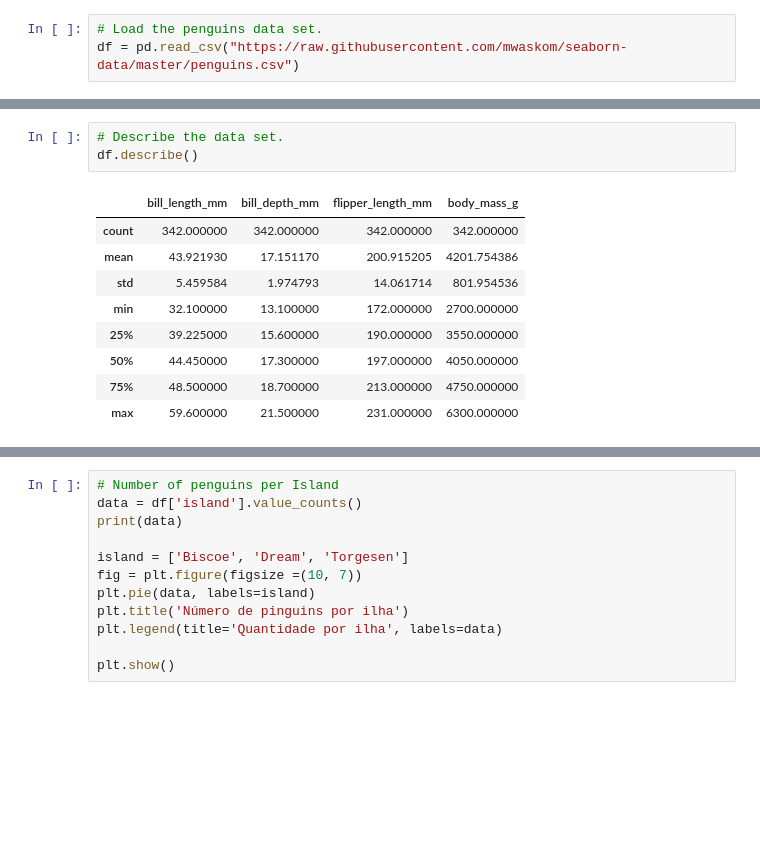
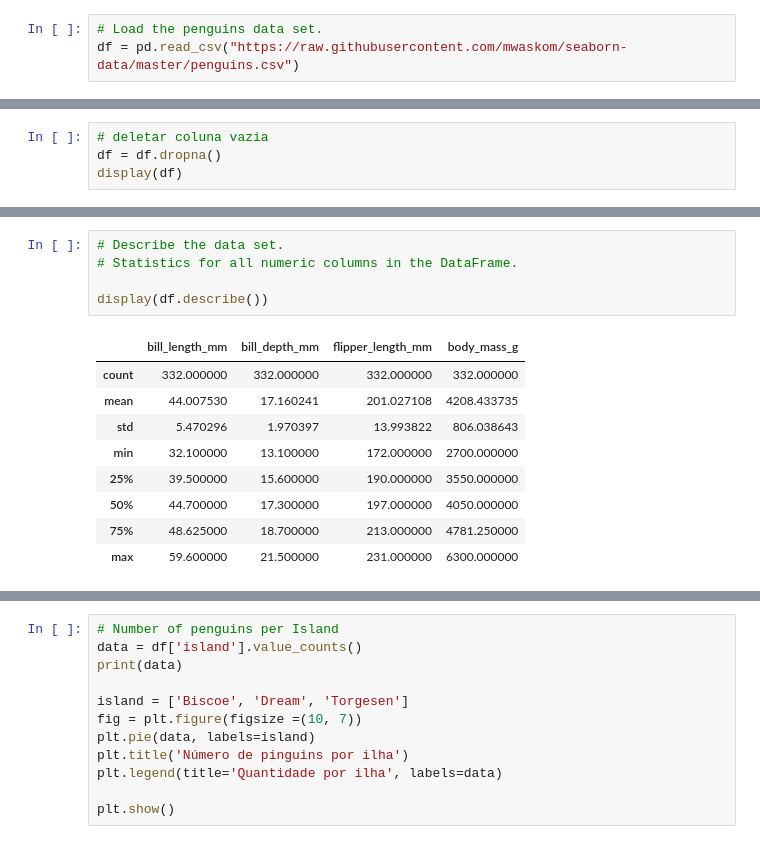
Before and after one commit to GabrielaDomiciano/myprojectPDA, a Jupyter notebook: penguins.ipynb, the cells around one changed output, grey strips where cells are left out. Cells and saved outputs as stored; diff of their text form; blank space fills up the shorter version.

```diff
--- a/penguins.ipynb
+++ b/penguins.ipynb
@@ -60,3 +62,7 @@ df
 | 342 | Gentoo | Biscoe | 45.2 | 14.8 | 212.0 | 5200.0 | FEMALE |
 | 343 | Gentoo | Biscoe | 49.9 | 16.1 | 213.0 | 5400.0 | MALE |
 344 rows × 7 columns
+# %%
+# deletar coluna vazia
+df = df.dropna()
+display(df)
@@ -63,13 +83,15 @@ df
 # %%
 # Describe the data set.
-df.describe()
+# Statistics for all numeric columns in the DataFrame.
+
+display(df.describe())
 # %% [output]
 |  | bill_length_mm | bill_depth_mm | flipper_length_mm | body_mass_g |
-| count | 342.000000 | 342.000000 | 342.000000 | 342.000000 |
-| mean | 43.921930 | 17.151170 | 200.915205 | 4201.754386 |
-| std | 5.459584 | 1.974793 | 14.061714 | 801.954536 |
+| count | 332.000000 | 332.000000 | 332.000000 | 332.000000 |
+| mean | 44.007530 | 17.160241 | 201.027108 | 4208.433735 |
+| std | 5.470296 | 1.970397 | 13.993822 | 806.038643 |
 | min | 32.100000 | 13.100000 | 172.000000 | 2700.000000 |
-| 25% | 39.225000 | 15.600000 | 190.000000 | 3550.000000 |
-| 50% | 44.450000 | 17.300000 | 197.000000 | 4050.000000 |
-| 75% | 48.500000 | 18.700000 | 213.000000 | 4750.000000 |
+| 25% | 39.500000 | 15.600000 | 190.000000 | 3550.000000 |
+| 50% | 44.700000 | 17.300000 | 197.000000 | 4050.000000 |
+| 75% | 48.625000 | 18.700000 | 213.000000 | 4781.250000 |
 | max | 59.600000 | 21.500000 | 231.000000 | 6300.000000 |
```
Also changed, not shown: parts of 24 cells of this notebook.
